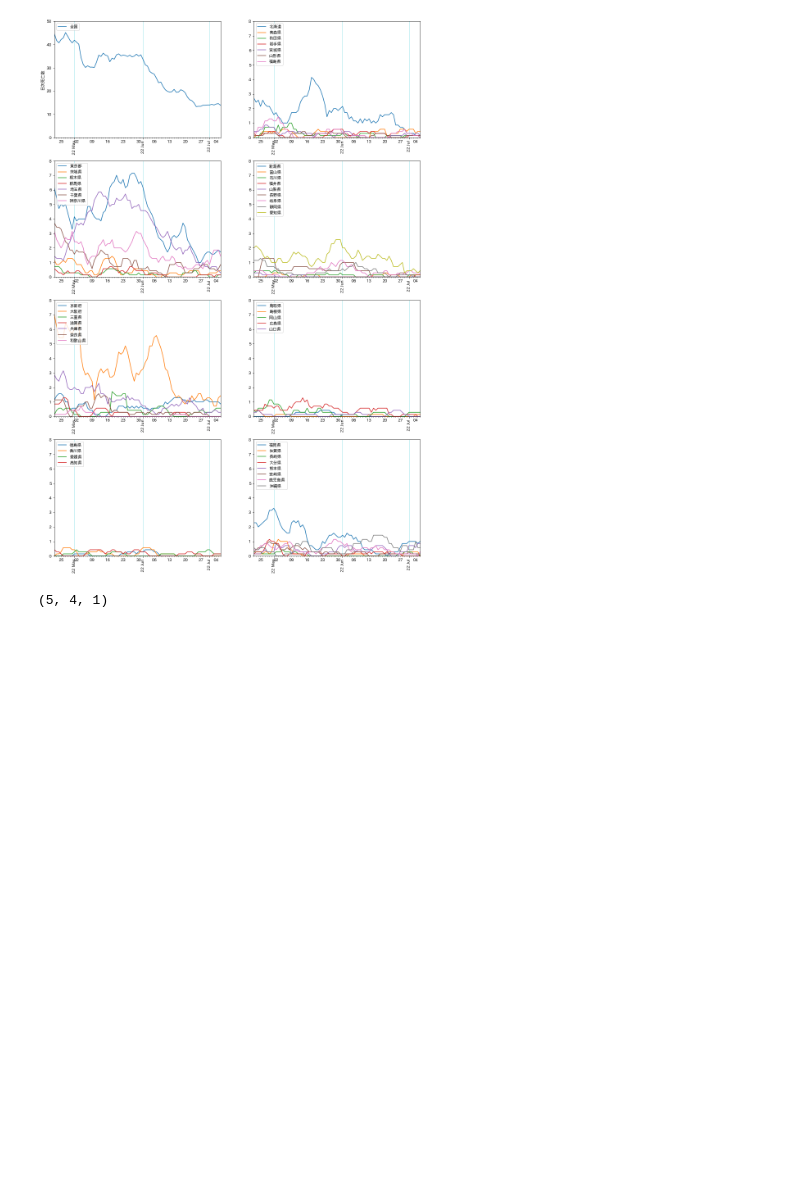
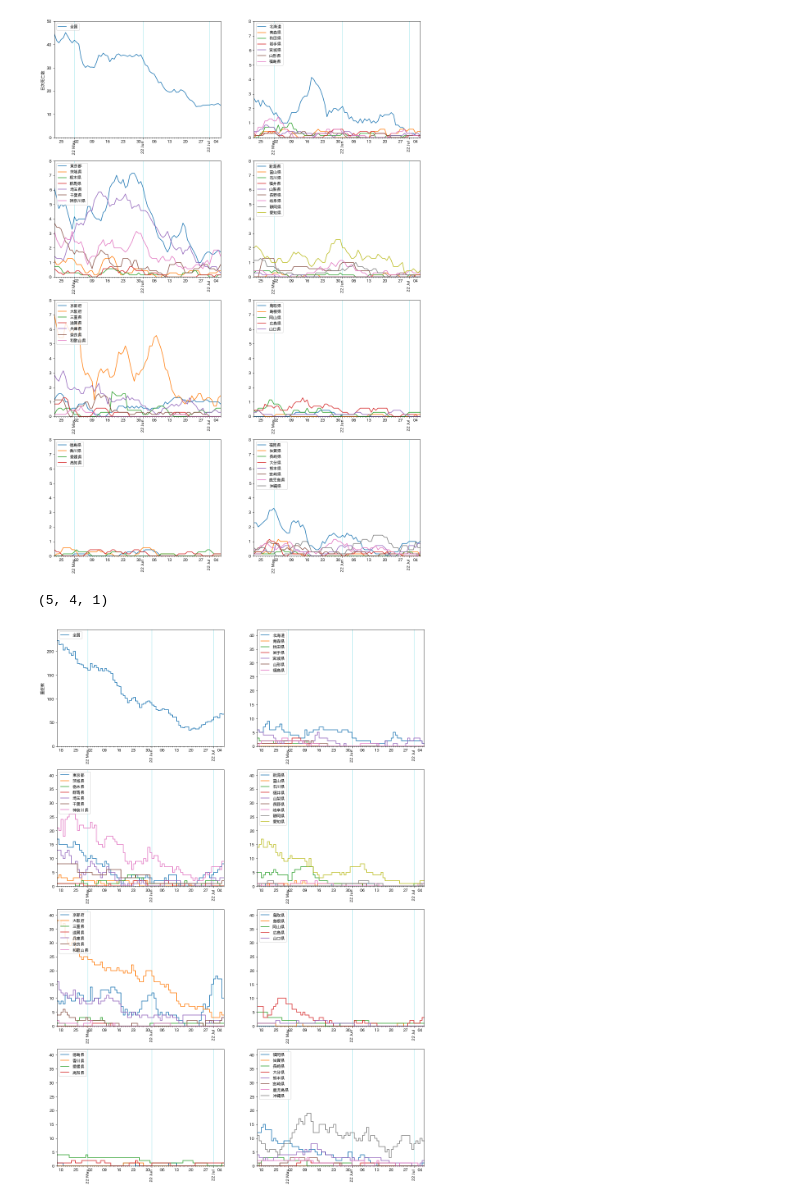
Before and after one commit to nagae/CoVid-19, a Jupyter notebook: check-plot-japan-cases_by_area.ipynb, the cells around one changed output. Cells and saved outputs as stored; diff of their text form; code cells hidden in the pictures; blank space fills up the shorter version.

```diff
--- a/check-plot-japan-cases_by_area.ipynb
+++ b/check-plot-japan-cases_by_area.ipynb
@@ -120,3 +120,52 @@ pref_nd_order = np.log10(recent_nd.loc[:,"Hokkaido":].max().max()).astype(int)+1
 total_nc_order, pref_nc_order, pref_nd_order
 # %% [output]
 (5, 4, 1)
+# %%
+# 重症者
+severe_case = pd.read_csv("https://covid19.mhlw.go.jp/public/opendata/severe_cases_daily.csv")
+severe_case["Date"] = pd.to_datetime(severe_case["Date"])
+severe_case = severe_case.set_index("Date")
+
+#
+# 直近 12週間の重症数を地域別にプロット
+#
+recent_sc = severe_case[severe_case.index > recent_date].rolling(7).mean().dropna()
+recent_sc = severe_case[severe_case.index > recent_date]
+# y軸のオーダーを取得
+yscale = "linear" # ここを log にすれば対数プロット
+if yscale == "log":
+    # 対数にする場合
+    total_order = np.log10(recent_sc["ALL"].max()).astype(int)+1
+    pref_order = np.log10(recent_sc.loc[:,"Hokkaido":].max().max()).astype(int)+1
+    total_ylim = (1,10**total_order)
+    pref_ylim = (1,10**pref_order)
+else:
+    # 線形にする場合
+    total_order = (recent_sc["ALL"].max()*1.1).astype(int)+1
+    pref_order = (recent_sc.loc[:,"Hokkaido":].max().max()*1.1).astype(int)+1
+    total_ylim = (0,total_order)
+    pref_ylim = (0,pref_order)
+
+fig, axs = plt.subplots(4,2,figsize=(8*2,6*4))
+axs = axs.flatten()
+for rid in range(len(regions)+1):
+    ax = axs[rid]
+    if rid == 0:
+        recent_sc["ALL"].plot(drawstyle="steps", ax=ax, label=JP_pref_of["ALL"])
+        ax.set_ylabel("重症数")
+        ax.set_ylim(total_ylim)
+    else:
+        region_name = list(regions.keys())[rid-1]
+        region_df = recent_sc[regions[region_name]]
+        region_df.columns = [JP_pref_of[p] for p in regions[region_name]]
+        region_df.plot(drawstyle="steps", ax=ax)
+        ax.set_ylim(pref_ylim)
+    ax.set_yscale(yscale)
+    ax.set_xlabel("")
+    ax.legend(loc='upper left')
+    ax.xaxis.set_major_locator(mdates.MonthLocator()) # 主目盛りを月ごとに設定
+    ax.xaxis.set_major_formatter(mdates.DateFormatter("%y %b")) # 主目盛りの表示を英語の月名短縮形にする
+    ax.grid(which='major', axis='x', linestyle='-', color='tab:cyan', alpha=0.5) # 主目盛りのグリッドを水色にして，半透明にする
+    plt.setp(ax.get_xticklabels(which='major'), rotation=90)
+# %% [output]
+[figure, added]
```
Also changed, not shown: 2 other files.
